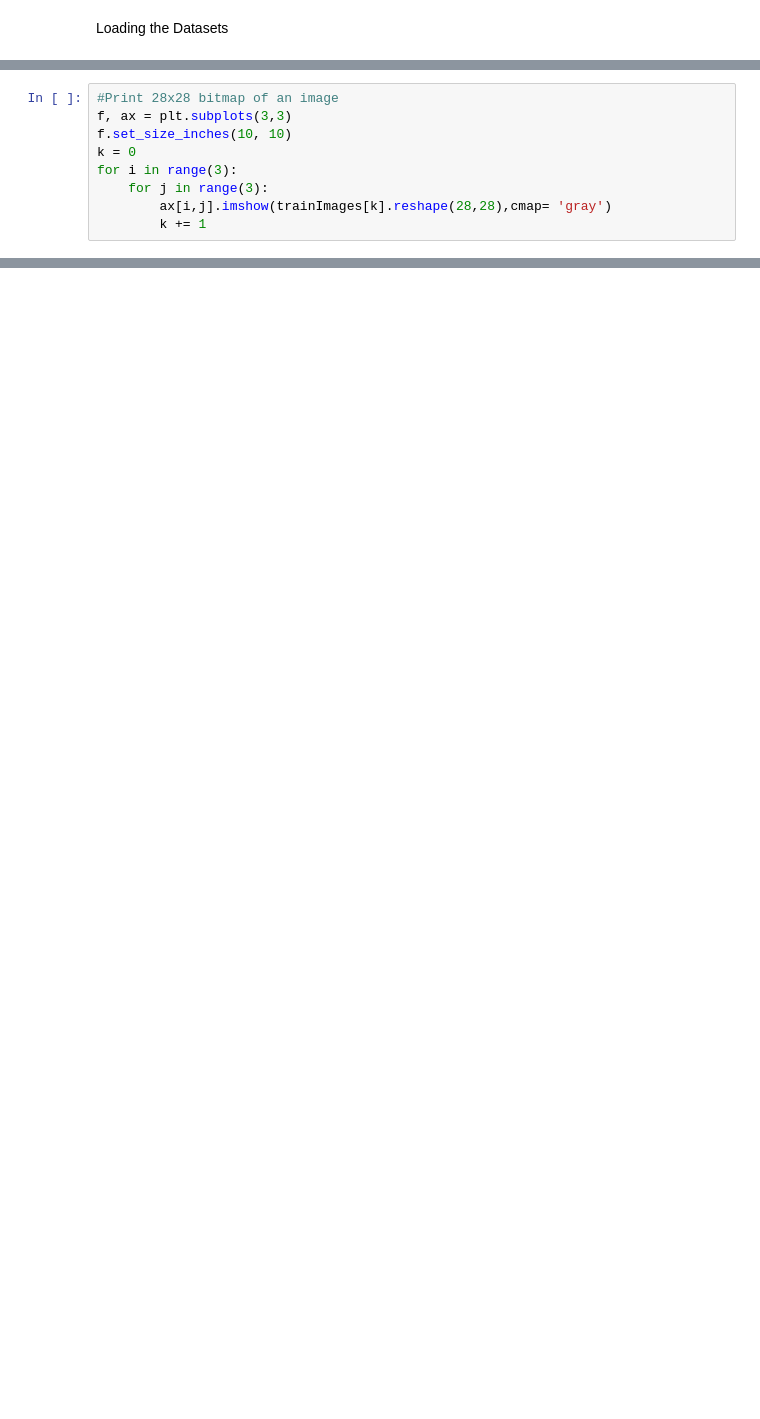
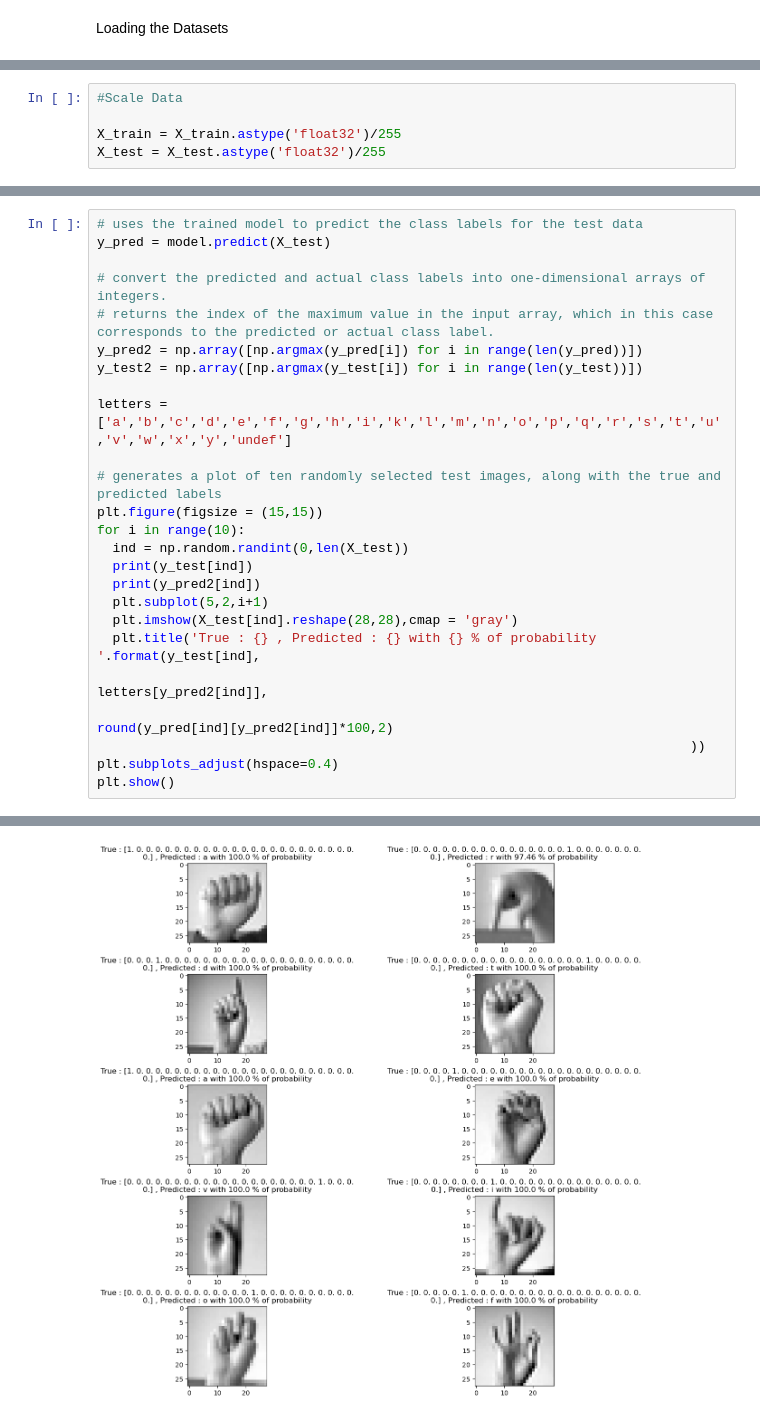
Before and after one commit to JordanRichard/Intro_AI, a Jupyter notebook: Project/project.ipynb, the cells around one changed output, grey strips where cells are left out. Saved outputs shown, nothing was run; the diff lists cells and outputs as text; blank space fills up the shorter version.

```diff
--- a/Project/project.ipynb
+++ b/Project/project.ipynb
@@ -66,9 +43,0 @@ print(y_train)
-# %%
-#Print 28x28 bitmap of an image
-f, ax = plt.subplots(3,3)
-f.set_size_inches(10, 10)
-k = 0
-for i in range(3):
-    for j in range(3):
-        ax[i,j].imshow(trainImages[k].reshape(28,28),cmap= 'gray')
-        k += 1
@@ -101 +136,6 @@ The Model:
+# %%
+#Scale Data
+
+X_train = X_train.astype('float32')/255
+X_test = X_test.astype('float32')/255
 # %%
@@ -154,0 +203,26 @@ NameError: name 'datagen' is not defined
+# %%
+# uses the trained model to predict the class labels for the test data
+y_pred = model.predict(X_test)
+
+# convert the predicted and actual class labels into one-dimensional arrays of integers.
+# returns the index of the maximum value in the input array, which in this case corresponds to the predicted or actual class label.
+y_pred2 = np.array([np.argmax(y_pred[i]) for i in range(len(y_pred))])
+y_test2 = np.array([np.argmax(y_test[i]) for i in range(len(y_test))])
+
+letters = ['a','b','c','d','e','f','g','h','i','k','l','m','n','o','p','q','r','s','t','u','v','w','x','y','undef']
+
+# generates a plot of ten randomly selected test images, along with the true and predicted labels
+plt.figure(figsize = (15,15))
+for i in range(10):
+  ind = np.random.randint(0,len(X_test))
+  print(y_test[ind])
+  print(y_pred2[ind])
+  plt.subplot(5,2,i+1)
+  plt.imshow(X_test[ind].reshape(28,28),cmap = 'gray')
+  plt.title('True : {} , Predicted : {} with {} % of probability '.format(y_test[ind],
+                                                                            letters[y_pred2[ind]],
+                                                                            round(y_pred[ind][y_pred2[ind]]*100,2)
+                                                                            ))
+plt.subplots_adjust(hspace=0.4)
+plt.show()
+# %% [output]
@@ -154,0 +246 @@ NameError: name 'datagen' is not defined
+[figure, added]
```
Also changed, not shown: parts of 20 cells of this notebook.
